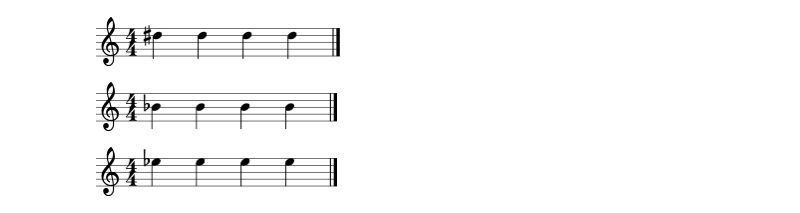
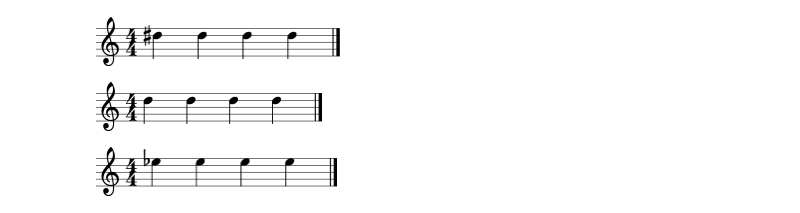
Before and after one commit to HarrisonLavins/melodyAI, a Jupyter notebook: notebooks/dataset_transposition.ipynb, the cells around one changed output. Drawn from its saved outputs; the diff is of its cells as text; code cells hidden in the pictures.

```diff
--- a/notebooks/dataset_transposition.ipynb
+++ b/notebooks/dataset_transposition.ipynb
@@ -15,10 +16,10 @@ stream2.show()
 [figure]
 # %%
 #Example of transposing a stream down 5 half steps
-s_down = stream2.transpose(-5)
+s_down = stream2.transpose(-1)
 s_down.show()
 # %% [output]
-[figure, old version]
+[figure, new version]
 # %%
 #Example of transposing a stream up 6 half steps
 s_up = stream2.transpose(6)
```
Also changed, not shown: parts of 7 cells of this notebook, 1 other file.
